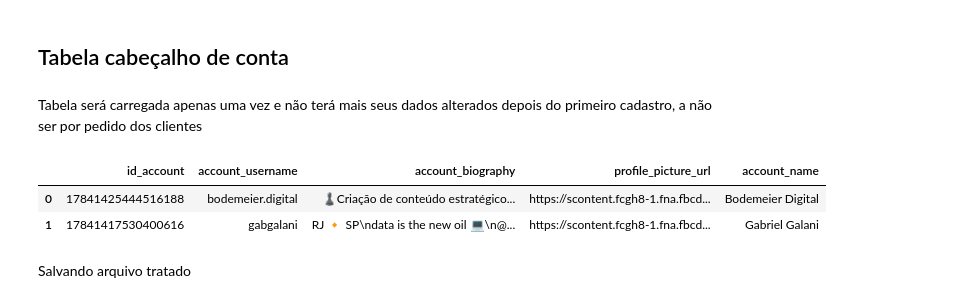
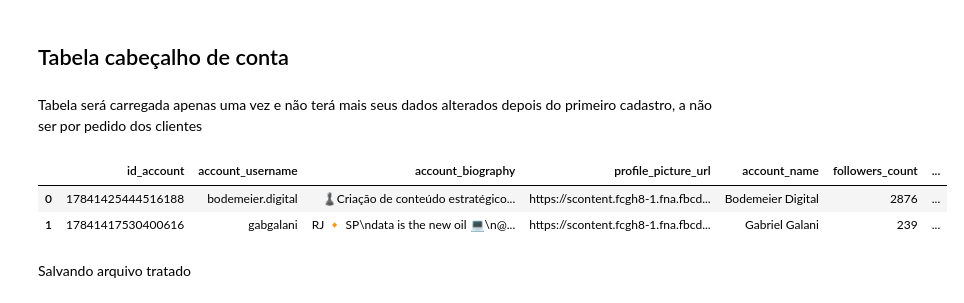
Before and after one commit to GabrielGalani/Analise_instagram, a Jupyter notebook: notebooks/tratamento_silver_refatorado.ipynb, the cells around one changed output. Cells and saved outputs as stored; diff of their text form; code cells hidden in the pictures.

```diff
--- a/notebooks/tratamento_silvet_refatorado.ipynb
+++ b/notebooks/tratamento_silver_refatorado.ipynb
@@ -36,24 +36,24 @@ Tabela será carregada apenas uma vez e não terá mais seus dados alterados dep
 # %%
 file_path = r'C:\Users\gabri\OneDrive\Documentos\Projetos\Instagram_data\api\bronze\tbAccount_ig.json'
 data_cabecalho = pd.read_json(file_path)
 data_cabecalho.head()
 
 rename_column_cabecalho = {
     'id': 'id_account',
     'username': 'account_username',
     'biography': 'account_biography',
     'profile_picture_url': 'profile_picture_url',
     'name': 'account_name'
 }
 data_cabecalho.rename(columns=rename_column_cabecalho, inplace=True)
 
-select_column_cabecalho = ['id_account', 'account_username', 'account_biography', 'profile_picture_url', 'account_name']
+select_column_cabecalho = ['id_account', 'account_username', 'account_biography', 'profile_picture_url', 'account_name', 'followers_count', 'follows_count', 'media_count']
 data_cabecalho = data_cabecalho[select_column_cabecalho]
 data_cabecalho.head()
 # %% [output]
-|  | id_account | account_username | account_biography | profile_picture_url | account_name |
-| 0 | 17841425444516188 | bodemeier.digital | ♟️Criação de conteúdo estratégico... | https://scontent.fcgh8-1.fna.fbcd... | Bodemeier Digital |
-| 1 | 17841417530400616 | gabgalani | RJ 🔸 SP\ndata is the new oil 💻\n@... | https://scontent.fcgh8-1.fna.fbcd... | Gabriel Galani |
+|  | id_account | account_username | account_biography | profile_picture_url | account_name | followers_count | ... |
+| 0 | 17841425444516188 | bodemeier.digital | ♟️Criação de conteúdo estratégico... | https://scontent.fcgh8-1.fna.fbcd... | Bodemeier Digital | 2876 | ... |
+| 1 | 17841417530400616 | gabgalani | RJ 🔸 SP\ndata is the new oil 💻\n@... | https://scontent.fcgh8-1.fna.fbcd... | Gabriel Galani | 239 | ... |
 # %% [markdown]
 Salvando arquivo tratado
 # %%
```
Also changed, not shown: parts of 21 cells of this notebook, 54 other files.
